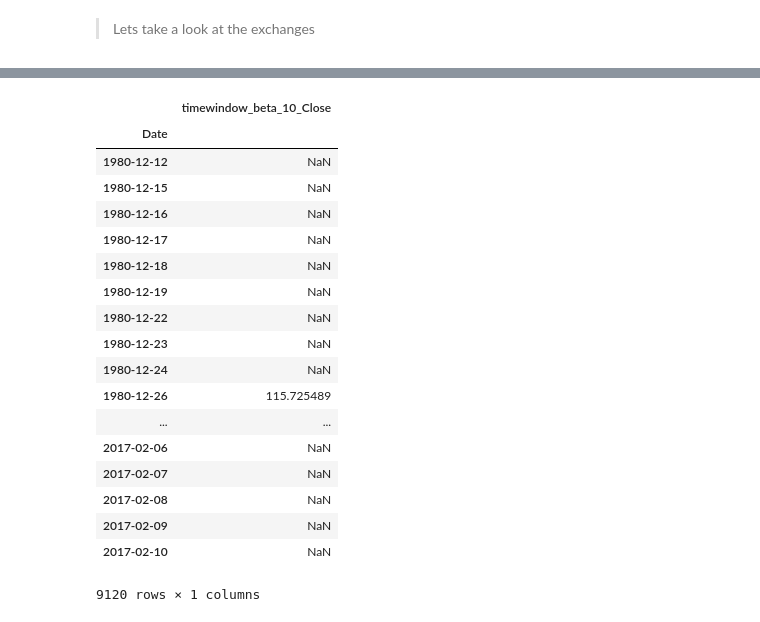
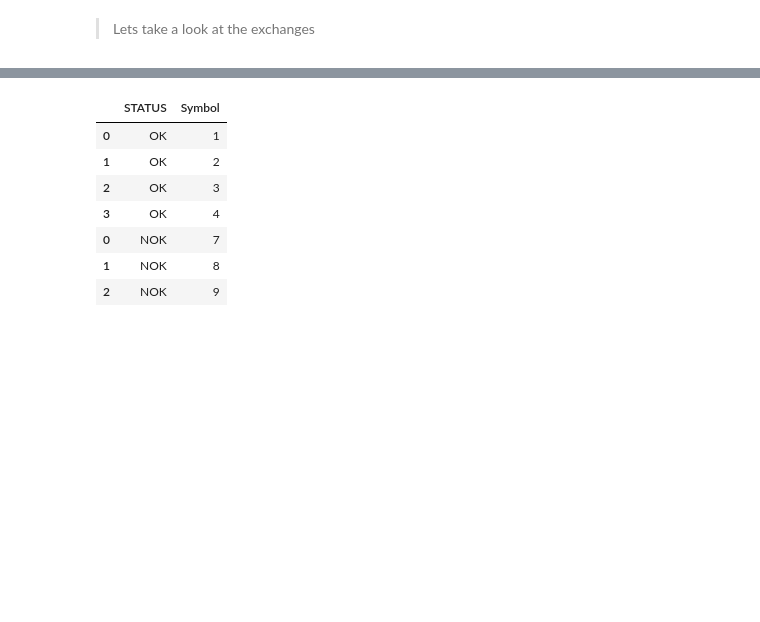
Before and after one commit to pjsousa/FintechCapstone, a Jupyter notebook: Sandbox.ipynb, the cells around one changed output, grey strips where cells are left out. Drawn from its saved outputs; the diff is of its cells as text; code cells hidden in the pictures; blank space fills up the shorter version.

```diff
--- a/Sandbox.ipynb
+++ b/Sandbox.ipynb
@@ -1439,22 +631,27 @@ slope
 # %%
-timewindow_alpha(aapl, sp500, ["Close"], 10)
+timewindow_alpha(aapl, sp500, ["Close","Volume","Low"], 10)
-# %% [output]
-|  | timewindow_beta_10_Close |
-| Date |  |
-| 1980-12-12 | NaN |
-| 1980-12-15 | NaN |
-| 1980-12-16 | NaN |
-| 1980-12-17 | NaN |
-| 1980-12-18 | NaN |
-| 1980-12-19 | NaN |
-| 1980-12-22 | NaN |
-| 1980-12-23 | NaN |
-| 1980-12-24 | NaN |
-| 1980-12-26 | 115.725489 |
-| ... | ... |
-| 2017-02-06 | NaN |
-| 2017-02-07 | NaN |
-| 2017-02-08 | NaN |
-| 2017-02-09 | NaN |
-| 2017-02-10 | NaN |
-9120 rows × 1 columns
+# %%
+_r = dict()
+_r["OK"] = [1,2,3,4]
+_r["NOK"] = [7,8,9]
+# %%
+OKs = ["OK" for x in _r["OK"]]
+NOKs = ["NOK" for x in _r["NOK"]]
+
+o = pd.DataFrame([OKs, _r["OK"]]).T
+n = pd.DataFrame([NOKs, _r["NOK"]]).T
+
+d = pd.concat([o, n], axis=0)
+d.columns = ["STATUS", "Symbol"]
+d.to_csv("RES_initial_dataload.csv", index=False)
+
+d
+# %% [output]
+|  | STATUS | Symbol |
+| 0 | OK | 1 |
+| 1 | OK | 2 |
+| 2 | OK | 3 |
+| 3 | OK | 4 |
+| 0 | NOK | 7 |
+| 1 | NOK | 8 |
+| 2 | NOK | 9 |
```
Also changed, not shown: parts of 98 cells of this notebook, 2 other files.
